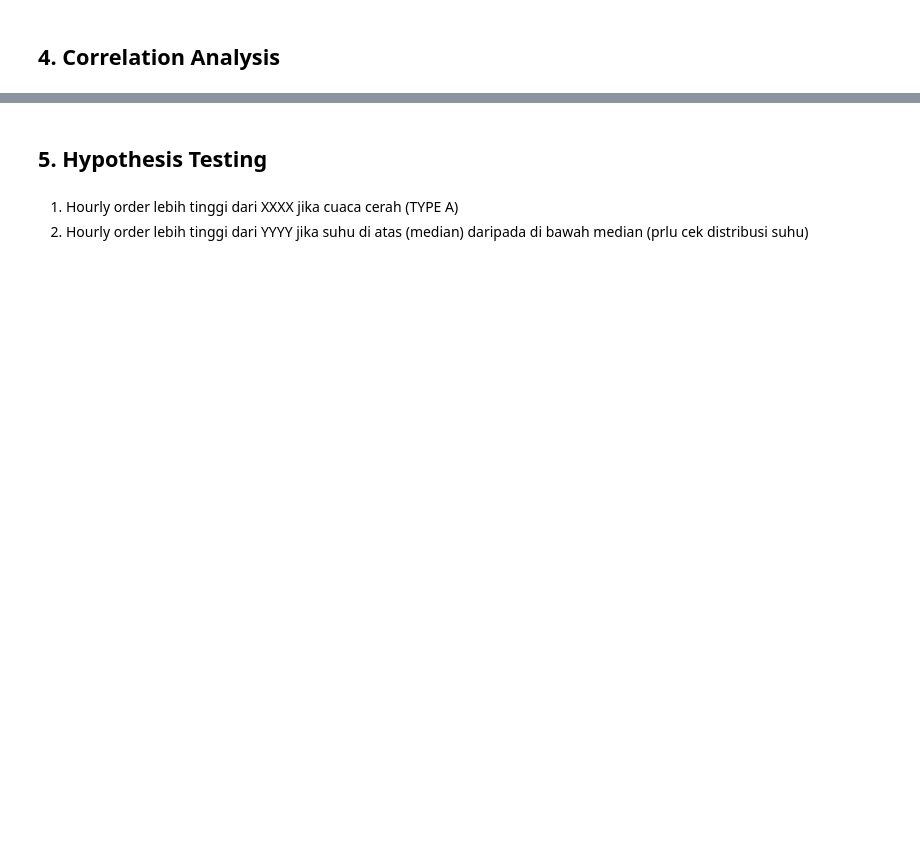
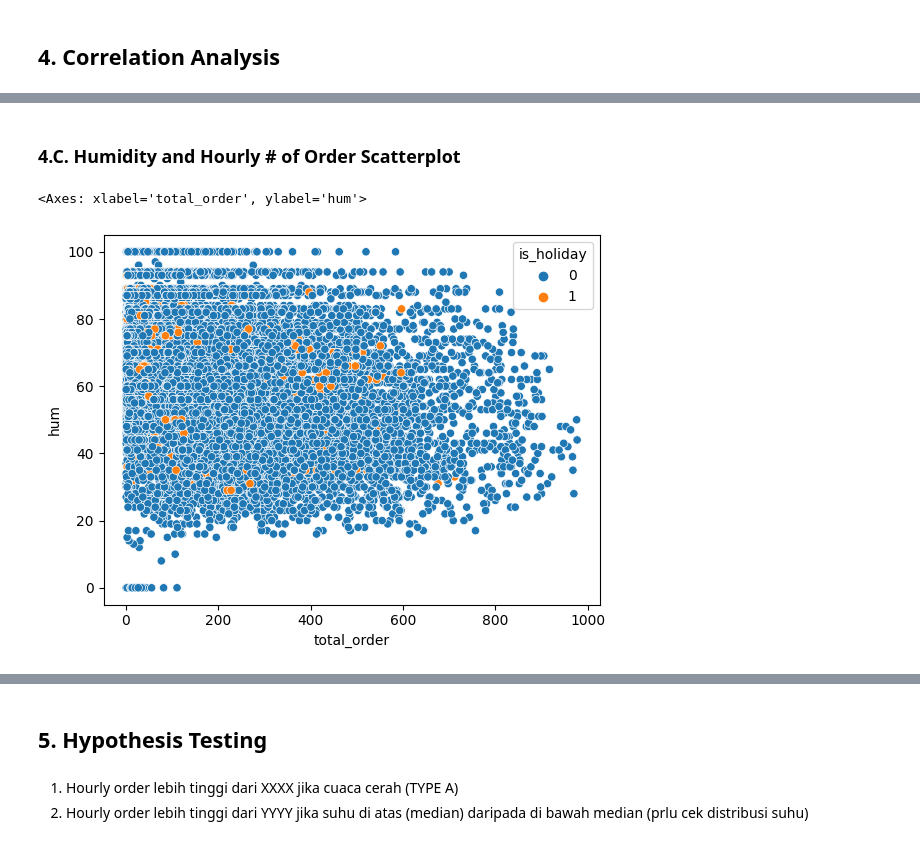
Before and after one commit to bagusfarisa/bike-sharing-demand-probability-analysis, a Jupyter notebook: bikesharing.ipynb, the cells around one changed output, grey strips where cells are left out. Drawn from its saved outputs; the diff is of its cells as text; code cells hidden in the pictures; blank space fills up the shorter version.

```diff
--- a/bikesharing.ipynb
+++ b/bikesharing.ipynb
@@ -584,0 +616,7 @@ df.head()
+# %% [markdown]
+### 4.C. Humidity and Hourly # of Order Scatterplot
+# %%
+sns.scatterplot(data=df, x="total_order", y="hum", hue="is_holiday")
+# %% [output]
+<Axes: xlabel='total_order', ylabel='hum'>
+[figure, added]
```
Also changed, not shown: parts of 19 cells of this notebook.
